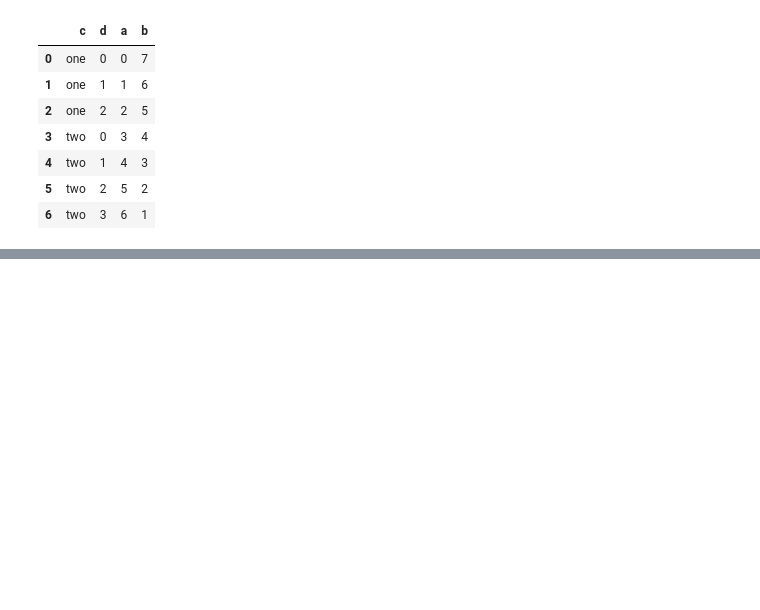
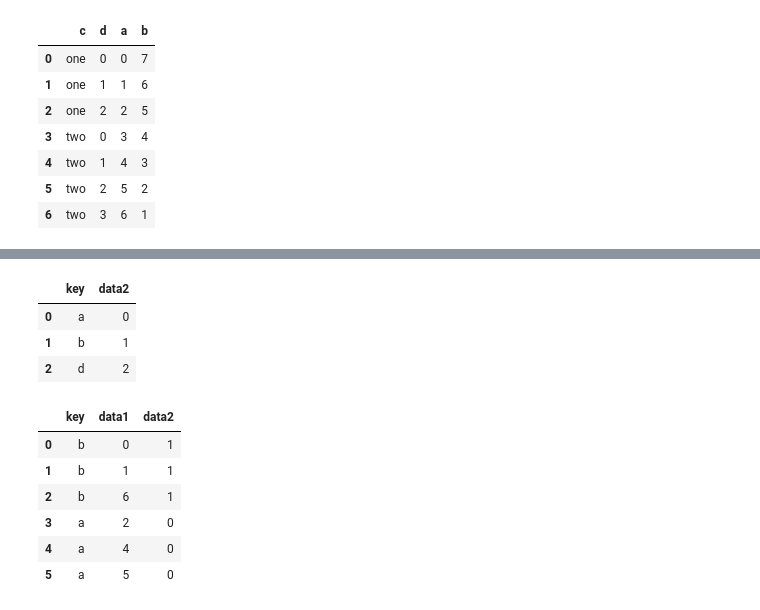
Before and after one commit to poojasaxena/pandas_data_wrangling, a Jupyter notebook: Join_combine_reshape.ipynb, the cells around one changed output, grey strips where cells are left out. Cells and saved outputs as stored; diff of their text form; code cells hidden in the pictures; blank space fills up the shorter version.

```diff
--- a/Join_combine_reshape.ipynb
+++ b/Join_combine_reshape.ipynb
@@ -305,0 +333,18 @@ frame2.reset_index()
+# %%
+df2
+# %% [output]
+|  | key | data2 |
+| 0 | a | 0 |
+| 1 | b | 1 |
+| 2 | d | 2 |
+# %%
+## by default, 'inner' join is performed, hence key:['c','d'] from df2 is missing
+pd.merge(df1, df2, on='key')
+# %% [output]
+|  | key | data1 | data2 |
+| 0 | b | 0 | 1 |
+| 1 | b | 1 | 1 |
+| 2 | b | 6 | 1 |
+| 3 | a | 2 | 0 |
+| 4 | a | 4 | 0 |
+| 5 | a | 5 | 0 |
```
Also changed, not shown: parts of 10 cells of this notebook.
